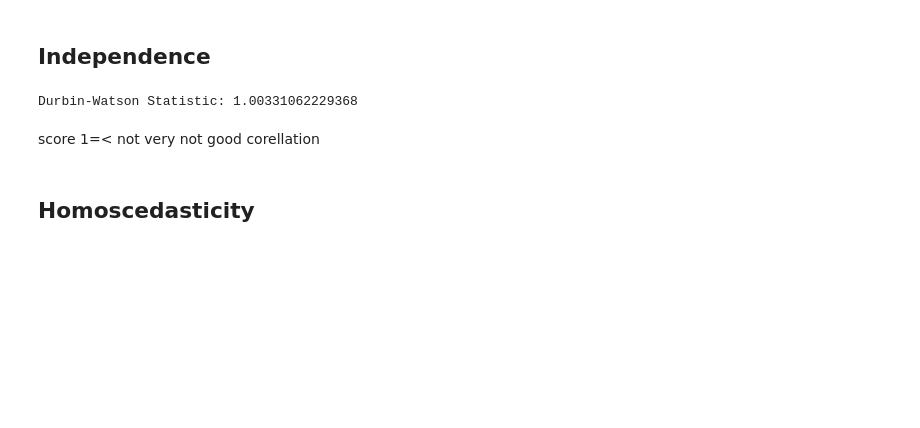
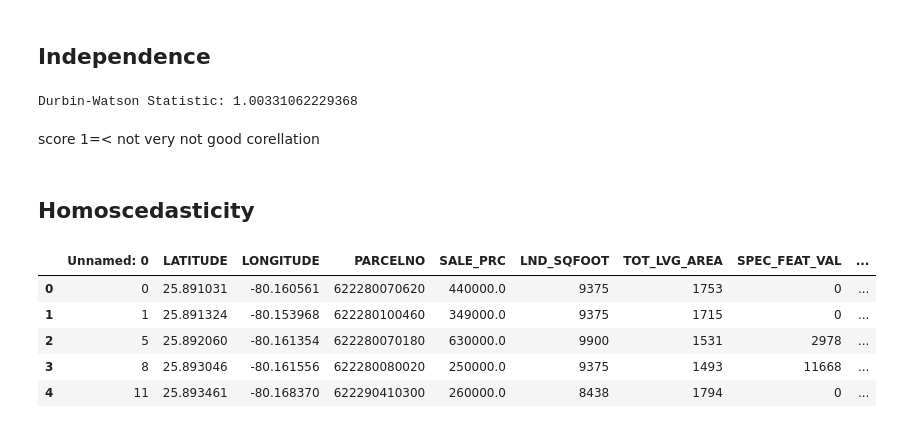
Before and after one commit to rishv1912/Miami-House-Price-Prediction, a Jupyter notebook: miami-housing-price-prediction.ipynb, the cells around one changed output. Drawn from its saved outputs; the diff is of its cells as text; code cells hidden in the pictures; blank space fills up the shorter version.

```diff
--- a/miami-housing-price-prediction.ipynb
+++ b/miami-housing-price-prediction.ipynb
@@ -306,0 +311,9 @@ new_df_without_outlier.to_csv('data/filtered_data.csv')
+# %%
+new_df.head()
+# %% [output]
+|  | Unnamed: 0 | LATITUDE | LONGITUDE | PARCELNO | SALE_PRC | LND_SQFOOT | TOT_LVG_AREA | SPEC_FEAT_VAL | ... |
+| 0 | 0 | 25.891031 | -80.160561 | 622280070620 | 440000.0 | 9375 | 1753 | 0 | ... |
+| 1 | 1 | 25.891324 | -80.153968 | 622280100460 | 349000.0 | 9375 | 1715 | 0 | ... |
+| 2 | 5 | 25.892060 | -80.161354 | 622280070180 | 630000.0 | 9900 | 1531 | 2978 | ... |
+| 3 | 8 | 25.893046 | -80.161556 | 622280080020 | 250000.0 | 9375 | 1493 | 11668 | ... |
+| 4 | 11 | 25.893461 | -80.168370 | 622290410300 | 260000.0 | 8438 | 1794 | 0 | ... |
```
Also changed, not shown: parts of 13 cells of this notebook, 1 other file.
